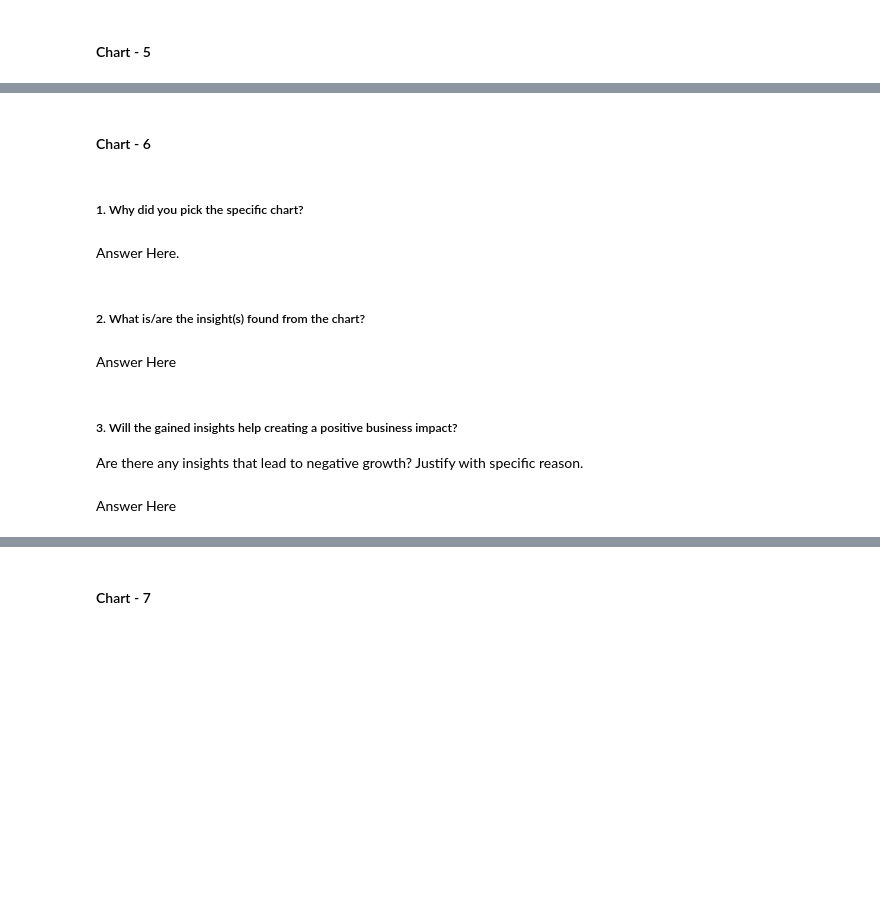
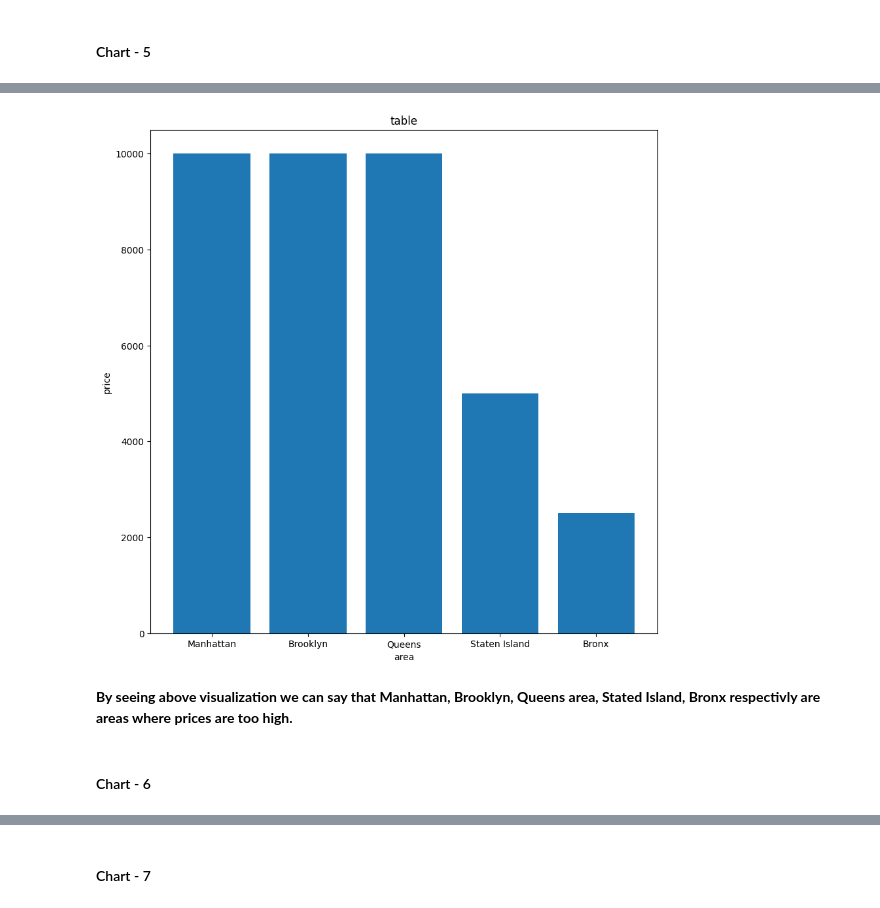
Before and after one commit to dipakpatil2001/D-SCIENCE, a Jupyter notebook: Air_Bnb_DP_.ipynb, the cells around one changed output, grey strips where cells are left out. Cells and saved outputs as stored; diff of their text form; code cells hidden in the pictures; blank space fills up the shorter version.

```diff
--- a/Air_Bnb_DP_.ipynb
+++ b/Air_Bnb_DP_.ipynb
@@ -603,0 +591,5 @@ Answer Here
+# %%
+# Chart - 5 visualization code
+areas_review=df1.groupby(['name','neighbourhood_group','price','minimum_nights'])['number_of_reviews'].count().reset_index()
+sorting_price=areas_review.sort_values('price',ascending=False)
+sorting_price
@@ -604,2 +610,17 @@ Answer Here
+# %%
+area=sorting_price['neighbourhood_group']
+price=sorting_price['price']
+
+plt.bar(area,price)
+plt.rcParams['figure.figsize'] = (10,10)
+plt.title('table')
+plt.xlabel('area')
+plt.ylabel('price')
+plt.legend
+plt.show()
+# %% [output]
+[figure, added]
+# %% [markdown]
+**By seeing above visualization we can say that Manhattan, Brooklyn, Queens area, Stated Island, Bronx respectivly are areas where prices are too high.**
 # %% [markdown]
 #### Chart - 6
@@ -608,13 +626,0 @@ Answer Here
-# %% [markdown]
-##### 1. Why did you pick the specific chart?
-# %% [markdown]
-Answer Here.
-# %% [markdown]
-##### 2. What is/are the insight(s) found from the chart?
-# %% [markdown]
-Answer Here
-# %% [markdown]
-##### 3. Will the gained insights help creating a positive business impact?
-Are there any insights that lead to negative growth? Justify with specific reason.
-# %% [markdown]
-Answer Here
```
Also changed, not shown: parts of 123 cells of this notebook.
